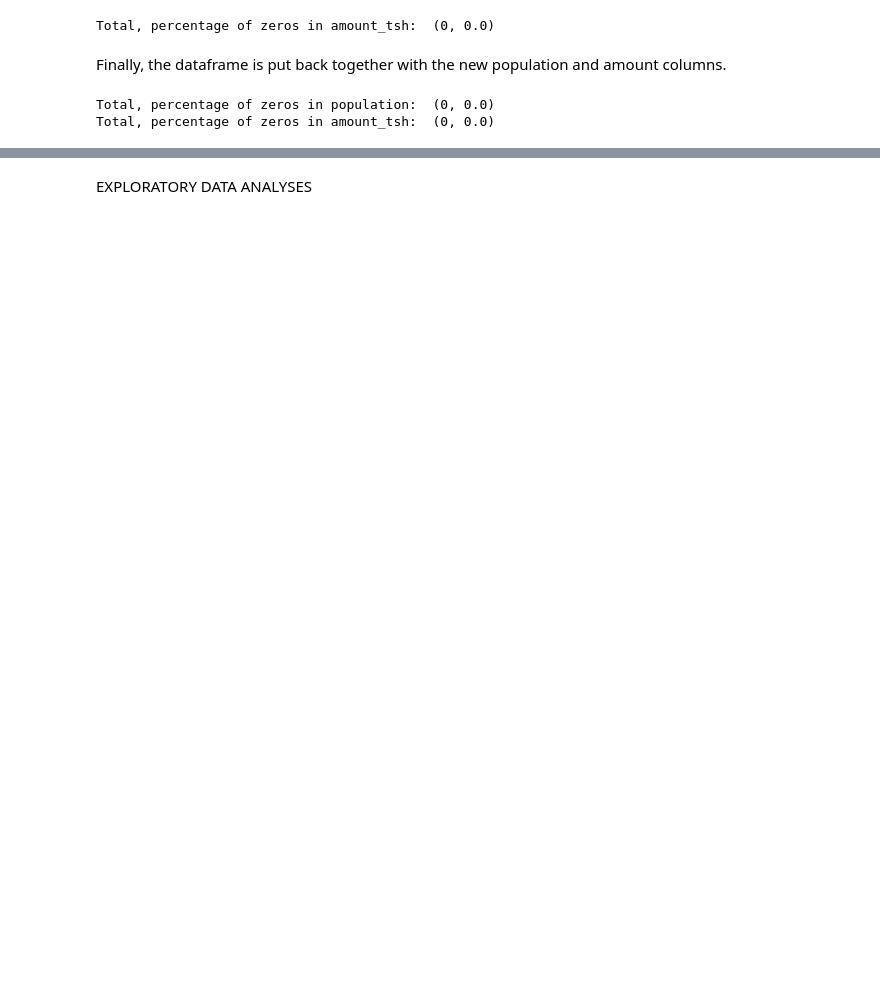
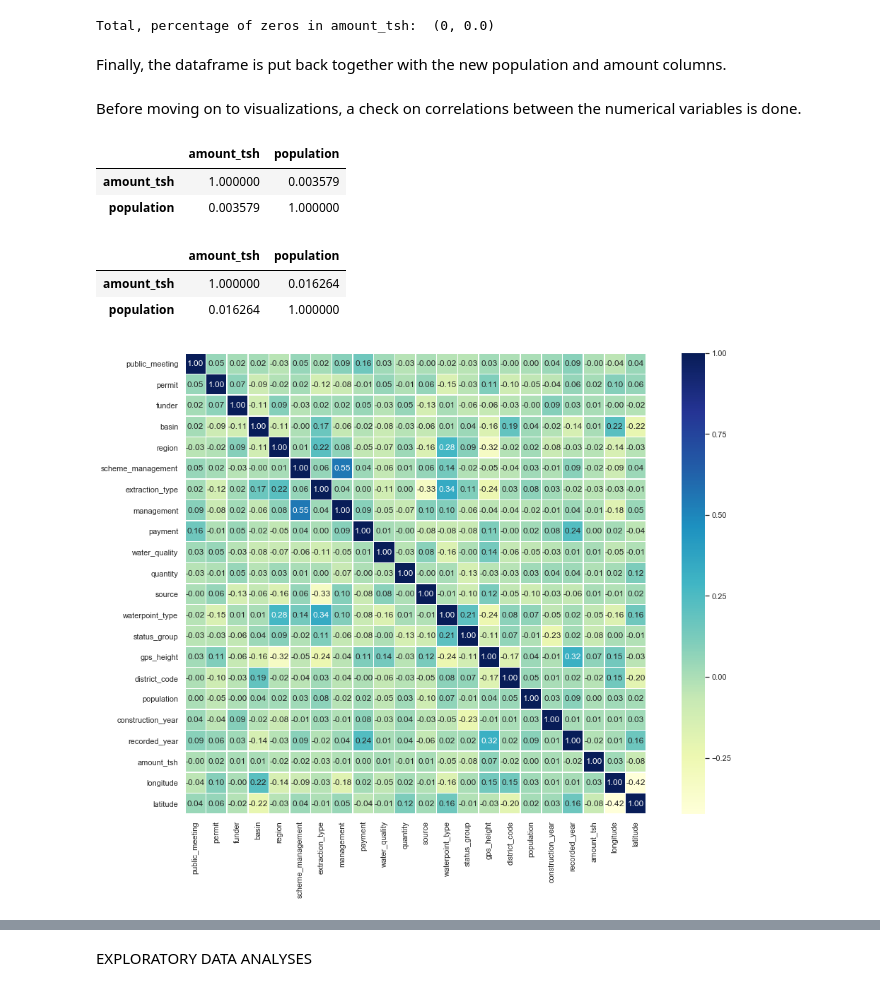
Before and after one commit to aspds18/Springboard_capstone2, a Jupyter notebook: Capstone2.ipynb, the cells around one changed output, grey strips where cells are left out. Saved outputs shown, nothing was run; the diff lists cells and outputs as text; code cells hidden in the pictures; blank space fills up the shorter version.

```diff
--- a/Capstone2.ipynb
+++ b/Capstone2.ipynb
@@ -849,12 +874,10 @@ Total, percentage of zeros in amount_tsh:  (0, 0.0)
 # %% [markdown]
 Finally, the dataframe is put back together with the new population and amount columns.
 # %%
-# The encoded dataframe can be copied, since only the numerical features are modified
+# Only the numerical features are modified
 df_mean=df_enc.copy()
 df_mean['population']=df_bas_pop['population']
 df_mean['amount_tsh']=df_bas_am['amount_tsh']
-print_zero(df_mean,['population'])
-print_zero(df_mean,['amount_tsh'])
+df_mean_noenc=df_noenc.copy()
+df_mean_noenc['population']=df_bas_pop['population']
+df_mean_noenc['amount_tsh']=df_bas_am['amount_tsh']
-# %% [output]
-Total, percentage of zeros in population:  (0, 0.0)
-Total, percentage of zeros in amount_tsh:  (0, 0.0)
@@ -863,0 +884,26 @@ Total, percentage of zeros in amount_tsh:  (0, 0.0)
+# %% [markdown]
+Before moving on to visualizations, a check on correlations between the numerical variables is done.
+# %%
+df_mean_noenc[['amount_tsh','population']].corr()
+# %% [output]
+|  | amount_tsh | population |
+| amount_tsh | 1.000000 | 0.003579 |
+| population | 0.003579 | 1.000000 |
+# %%
+df_add_noenc[['amount_tsh','population']].corr()
+# %% [output]
+|  | amount_tsh | population |
+| amount_tsh | 1.000000 | 0.016264 |
+| population | 0.016264 | 1.000000 |
+# %%
+def correlations(features,method='pearson'):
+
+    '''plot heatmap of correlation between features'''
+
+    corr=features.corr()
+    plt.figure(figsize=(18,12))
+    sns.heatmap(corr,annot=True,fmt='.2f',square=True,cmap="YlGnBu",linewidths=0.5)
+# %%
+correlations(df_mean)
+# %% [output]
+[figure, added]
```
Also changed, not shown: parts of 88 cells of this notebook.
